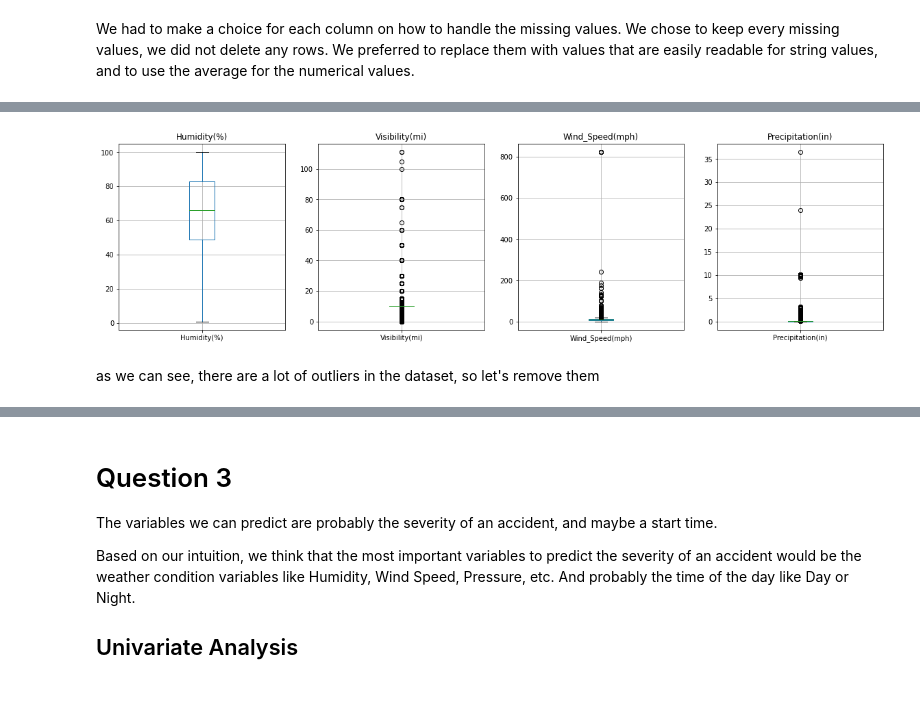
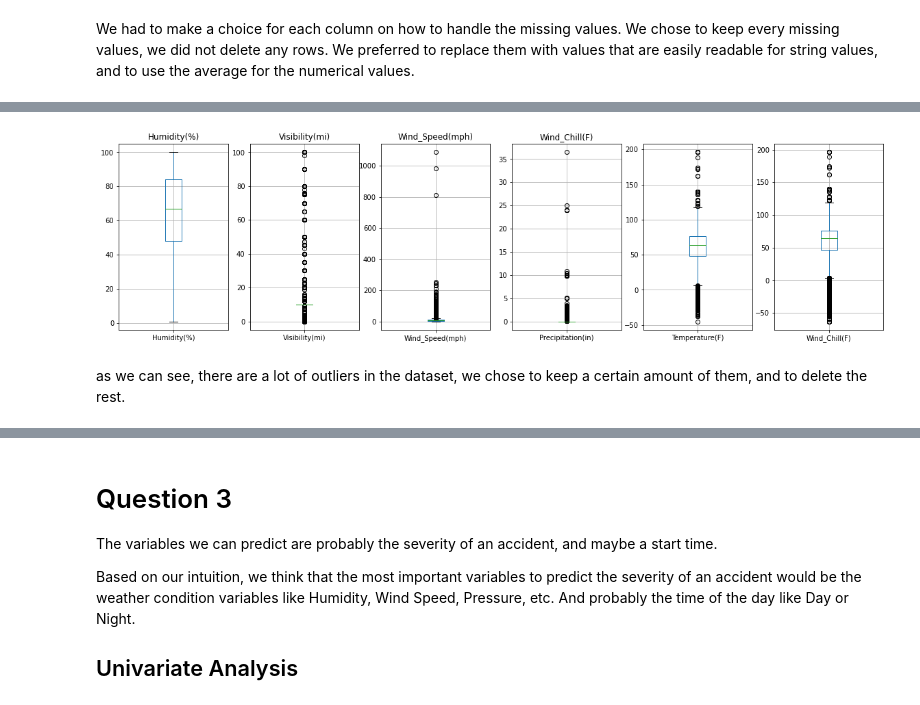
Before and after one commit to RinjieMX/ExplainAI_TD4, a Jupyter notebook: Notebook_TD4.ipynb, the cells around one changed output, grey strips where cells are left out. Saved outputs shown, nothing was run; the diff lists cells and outputs as text; code cells hidden in the pictures.

```diff
--- a/Notebook_TD4.ipynb
+++ b/Notebook_TD4.ipynb
@@ -78,7 +78,3 @@ dtypes: bool(13), float64(12), int64(1), object(20)
 memory usage: 2.0+ GB
 # %% [markdown]
 As the dataframe is huge (almost 3 gb), we decided to work on another version of this dataframe, just to have a sample that we could work on esier:
-# %%
-halfsize=int((df.shape[0])/10)
-df = df.iloc[:halfsize,:]
-print(df.shape)
@@ -179,15 +173,13 @@ newdf['Astronomical_Twilight']=newdf['Astronomical_Twilight'].fillna('unknown')
 # for the weather timestamp, we put now's date
 newdf['Weather_Timestamp']=newdf['Weather_Timestamp'].fillna(datetime.now())
 
-#temperature/Wind_Chill(F)/Humidity(%)/Pressure(in)/Visibility(mi)/Wind_Speed(mph)/Precipitation(in): we put the mean
-newdf['Temperature(F)']=newdf['Temperature(F)'].fillna(newdf['Temperature(F)'].mean())
-newdf['Wind_Chill(F)']=newdf['Wind_Chill(F)'].fillna(newdf['Wind_Chill(F)'].mean())
-newdf['Humidity(%)']=newdf['Humidity(%)'].fillna(newdf['Humidity(%)'].mean())
-newdf['Pressure(in)']=newdf['Pressure(in)'].fillna(newdf['Pressure(in)'].mean())
-newdf['Visibility(mi)']=newdf['Visibility(mi)'].fillna(newdf['Visibility(mi)'].mean())
-newdf['Wind_Speed(mph)']=newdf['Wind_Speed(mph)'].fillna(newdf['Wind_Speed(mph)'].mean())
-newdf['Precipitation(in)']=newdf['Precipitation(in)'].fillna(newdf['Precipitation(in)'].mean())
-
+newdf = newdf.dropna(subset=['Precipitation(in)'])
+newdf = newdf.dropna(subset=['Temperature(F)'])
+newdf = newdf.dropna(subset=['Wind_Chill(F)'])
+newdf = newdf.dropna(subset=['Pressure(in)'])
+newdf = newdf.dropna(subset=['Humidity(%)'])
+newdf = newdf.dropna(subset=['Visibility(mi)'])
+newdf = newdf.dropna(subset=['Wind_Speed(mph)'])
 
 # for the airport code, we write '###' in the missing values
 newdf['Wind_Direction']=newdf['Wind_Direction'].fillna('###')
@@ -212,22 +204,28 @@ Nautical_Twilight        0
 Astronomical_Twilight    0
 dtype: int64
 # %%
-fig, axes = plt.subplots(nrows=1, ncols=4, figsize=(20, 5))
+fig, axes = plt.subplots(nrows=1, ncols=6, figsize=(20, 5))
 
 newdf[['Humidity(%)']].boxplot(ax=axes[0])
 axes[0].set_title('Humidity(%)')
 
 newdf[['Visibility(mi)']].boxplot(ax=axes[1])
 axes[1].set_title('Visibility(mi)')
 
 newdf[['Wind_Speed(mph)']].boxplot(ax=axes[2])
 axes[2].set_title('Wind_Speed(mph)')
 
 newdf[['Precipitation(in)']].boxplot(ax=axes[3])
 axes[3].set_title('Precipitation(in)')
 
+newdf[['Temperature(F)']].boxplot(ax=axes[4])
+axes[3].set_title('Temperature(F)')
+
+newdf[['Wind_Chill(F)']].boxplot(ax=axes[5])
+axes[3].set_title('Wind_Chill(F)')
+
 plt.show()
 # %% [output]
-[figure, old version]
+[figure, new version]
 # %% [markdown]
-as we can see, there are a lot of outliers in the dataset, so let's remove them
+as we can see, there are a lot of outliers in the dataset, we chose to keep a certain amount of them, and to delete the rest.
```
Also changed, not shown: parts of 51 cells of this notebook.
